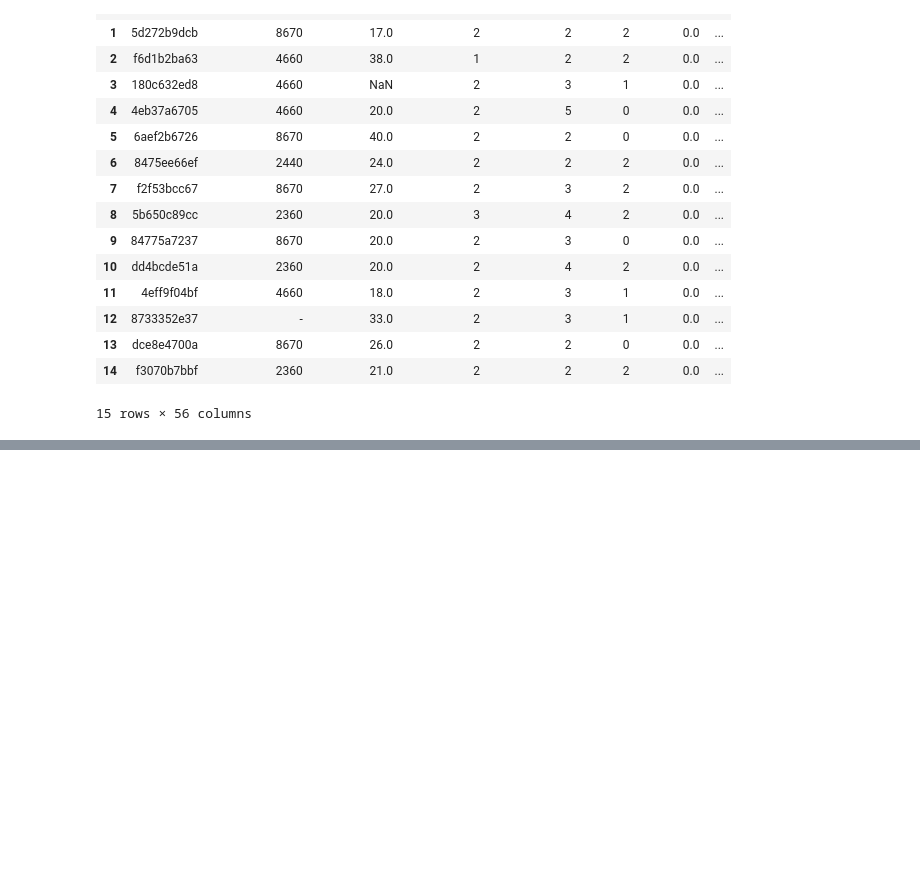
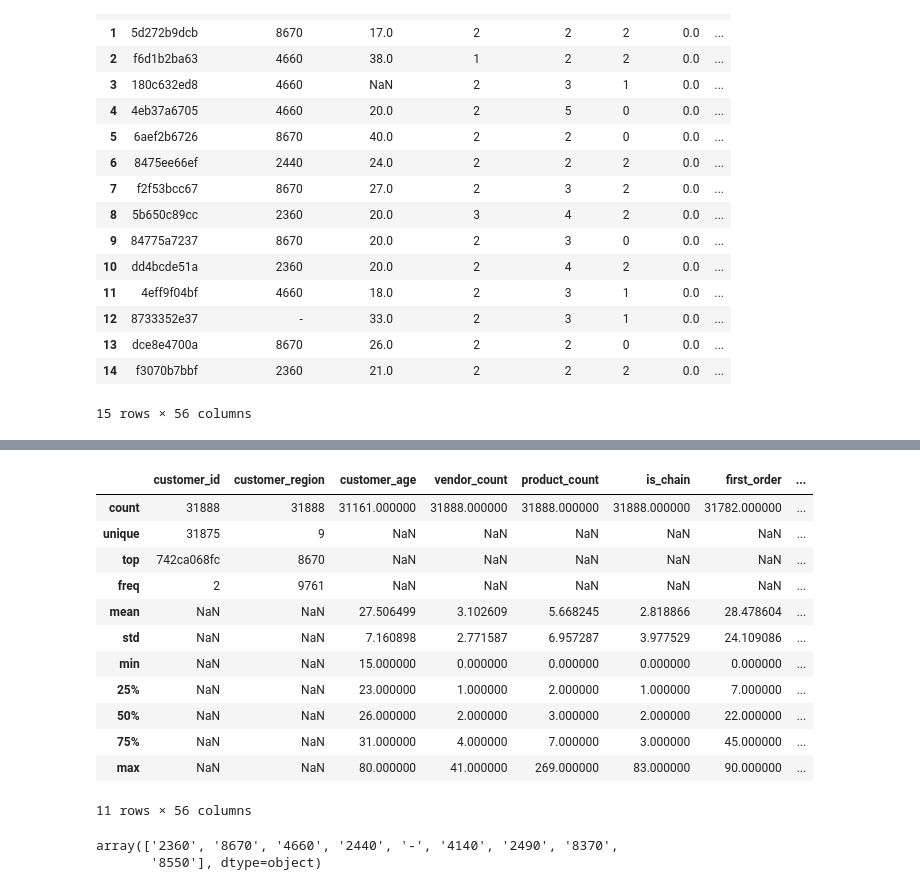
Before and after one commit to MiguelMangerona/Data-Mining-Project, a Jupyter notebook: DM2425_Part1_56.ipynb, the cells around one changed output, grey strips where cells are left out. Cells and saved outputs as stored; diff of their text form; code cells hidden in the pictures; blank space fills up the shorter version.

```diff
--- a/DM2425_Part1_56.ipynb
+++ b/DM2425_Part1_56.ipynb
@@ -37,0 +73,21 @@ array(['2360', '8670', '4660', '2440', '-', '4140', '2490', '8370',
+# %%
+df.describe(include="all")
+# %% [output]
+|  | customer_id | customer_region | customer_age | vendor_count | product_count | is_chain | first_order | ... |
+| count | 31888 | 31888 | 31161.000000 | 31888.000000 | 31888.000000 | 31888.000000 | 31782.000000 | ... |
+| unique | 31875 | 9 | NaN | NaN | NaN | NaN | NaN | ... |
+| top | 742ca068fc | 8670 | NaN | NaN | NaN | NaN | NaN | ... |
+| freq | 2 | 9761 | NaN | NaN | NaN | NaN | NaN | ... |
+| mean | NaN | NaN | 27.506499 | 3.102609 | 5.668245 | 2.818866 | 28.478604 | ... |
+| std | NaN | NaN | 7.160898 | 2.771587 | 6.957287 | 3.977529 | 24.109086 | ... |
+| min | NaN | NaN | 15.000000 | 0.000000 | 0.000000 | 0.000000 | 0.000000 | ... |
+| 25% | NaN | NaN | 23.000000 | 1.000000 | 2.000000 | 1.000000 | 7.000000 | ... |
+| 50% | NaN | NaN | 26.000000 | 2.000000 | 3.000000 | 2.000000 | 22.000000 | ... |
+| 75% | NaN | NaN | 31.000000 | 4.000000 | 7.000000 | 3.000000 | 45.000000 | ... |
+| max | NaN | NaN | 80.000000 | 41.000000 | 269.000000 | 83.000000 | 90.000000 | ... |
+11 rows × 56 columns
+# %%
+df['customer_region'].unique()
+# %% [output]
+array(['2360', '8670', '4660', '2440', '-', '4140', '2490', '8370',
+       '8550'], dtype=object)
```
Also changed, not shown: parts of 3 cells of this notebook.
